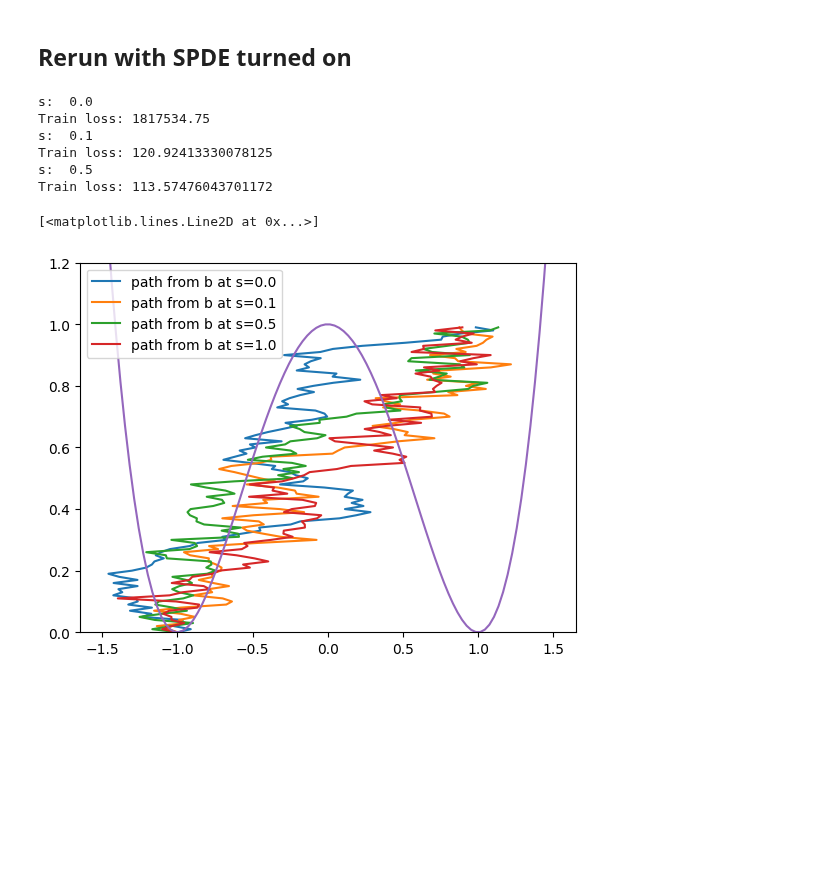
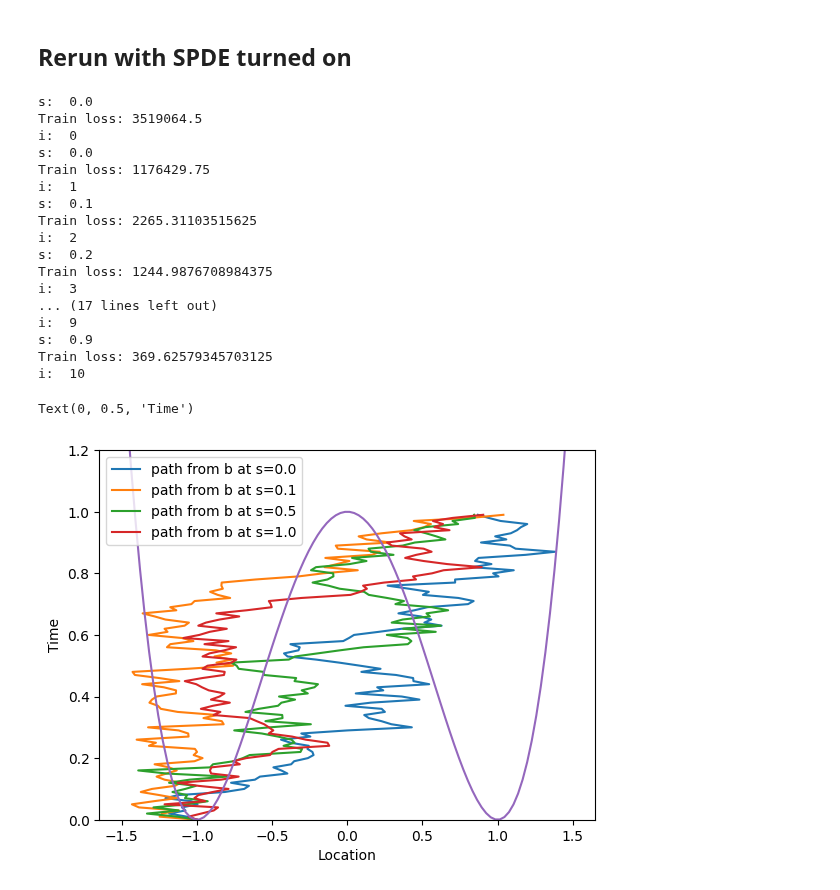
Before and after one commit to reubenharry/path_sampling, a Jupyter notebook: notebooks/notebook_2.ipynb, the cells around one changed output. Drawn from its saved outputs; the diff is of its cells as text; code cells hidden in the pictures; blank space fills up the shorter version.

```diff
--- a/notebooks/notebook_2.ipynb
+++ b/notebooks/notebook_2.ipynb
@@ -28,7 +28,7 @@ def uref(x, t):
 # %%
 key = jax.random.key(0)
 
-hyperparams = {'dt': 0.01, 'num_steps': 100, 'num_training_steps' : 500, 'batch_size' :500}
+hyperparams = {'dt': 0.01, 'num_steps': 100, 'num_training_steps' : 1000, 'batch_size' : 250}
 
 brownian_bridge_drift = lambda x,t: (1.0 - x)/(1-t)
 
@@ -47,8 +47,8 @@ def make_J_brownian_bridge(dt, V):
 key = jax.random.key(0)
 
 # b = uref # initialize b as uref
-# schedule = np.linspace(0,1,11)
-schedule = [0.1,0.5,1.0]
+schedule = np.linspace(0,1,11)
+# schedule = [0.1,0.5,1.0]
 
 rho = lambda key: jnp.zeros((ndims,))-1.   #initialization
 W = lambda _, key: jnp.sqrt(2)*jax.random.normal(key, shape=(ndims,))
@@ -75,6 +75,18 @@ for i, s in enumerate(schedule):
         schedule=schedule,
         i=i,
         A_TH=A_TH,
-        refine=False
+        refine=False,
+        plotted_times=[0,1,5,10]
+
+
     )
+
+potential = make_double_well_potential(v=1.0)
+x = jnp.expand_dims(jnp.linspace(-1.5, 1.5, 100), 1)
+y = potential(x)
+# limit y axis to 5
+plt.ylim(0, 1.2)
+plt.plot(x, y)
+plt.xlabel('Location')
+plt.ylabel('Time')
 # %% [output]
@@ -103,8 +133,8 @@ def make_J_brownian_bridge(dt, V):
 key = jax.random.key(0)
 
 # b = uref # initialize b as uref
-# schedule = np.linspace(0,1,11)
-schedule = [0.1,0.5,1.0]
+schedule = np.linspace(0,1,11)
+# schedule = [0.1,0.5,1.0]
 
 rho = lambda key: jnp.zeros((ndims,))-1.   #initialization
 W = lambda _, key: jnp.sqrt(2)*jax.random.normal(key, shape=(ndims,))
@@ -117,37 +147,51 @@ A_TH = 0
 for i, s in enumerate(schedule):
 
     key = jax.random.fold_in(key, i)
 
     nn_key, run_key = jax.random.split(key)
     dbds = MLP([3,30,20,10,1], key=nn_key)
 
     b, A = update_non_amortized(
         V=lambda x: s*V(x),   # this is used in SPDE (it's scaled by s since we are gradually introducing the potential)
         b=b,   # prior drift
         J=make_J_brownian_bridge(hyperparams['dt'], V),
         prior='brownian',
         dbds=dbds,
         hyperparams=hyperparams,
         key=run_key,
         schedule=schedule,
         i=i,
         A_TH=A_TH,
-        refine=False
+        refine=True,
+        plotted_times=[0,1,5,10]
     )
 
 # plot double well potential
 potential = make_double_well_potential(v=1.0)
 x = jnp.expand_dims(jnp.linspace(-1.5, 1.5, 100), 1)
 y = potential(x)
 # limit y axis to 5
 plt.ylim(0, 1.2)
 plt.plot(x, y)
+plt.xlabel('Location')
+plt.ylabel('Time')
 # %% [output]
 s:  0.0
-Train loss: 1817534.75
+Train loss: 3519064.5
+i:  0
+s:  0.0
+Train loss: 1176429.75
+i:  1
 s:  0.1
-Train loss: 120.92413330078125
-s:  0.5
-Train loss: 113.57476043701172
+Train loss: 2265.31103515625
+i:  2
+s:  0.2
+Train loss: 1244.9876708984375
+i:  3
+... (17 lines left out)
+i:  9
+s:  0.9
+Train loss: 369.62579345703125
+i:  10
-[<matplotlib.lines.Line2D at 0x...>]
+Text(0, 0.5, 'Time')
-[figure, old version]
+[figure, new version]
```
Also changed, not shown: parts of 1 cell of this notebook, 2 other files.
